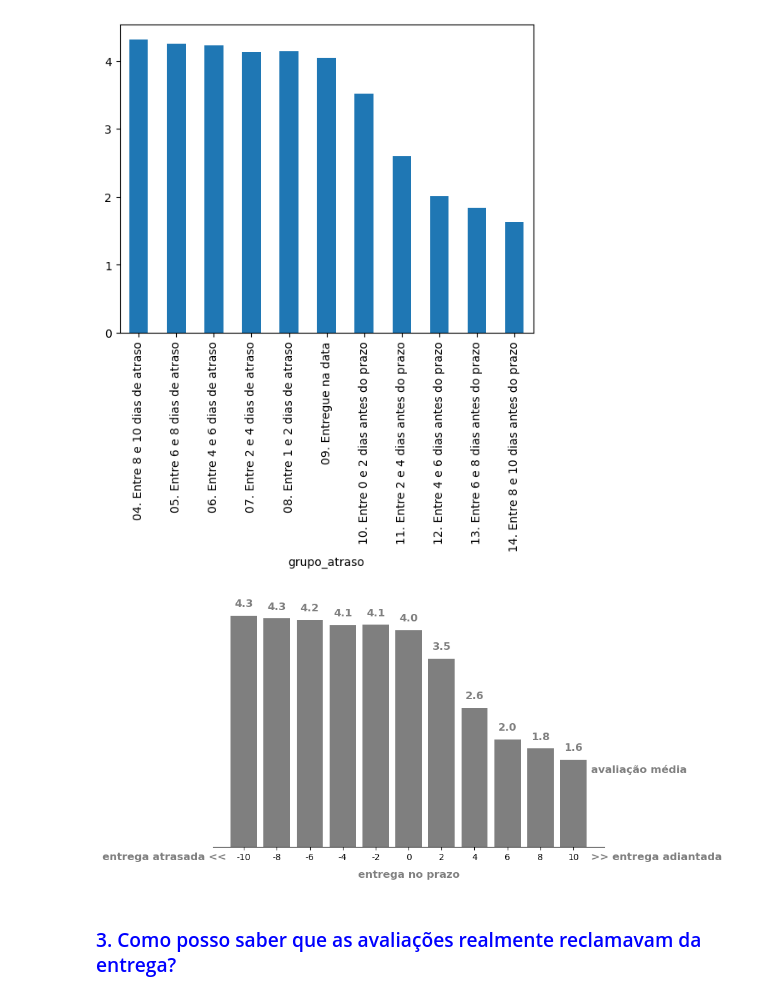
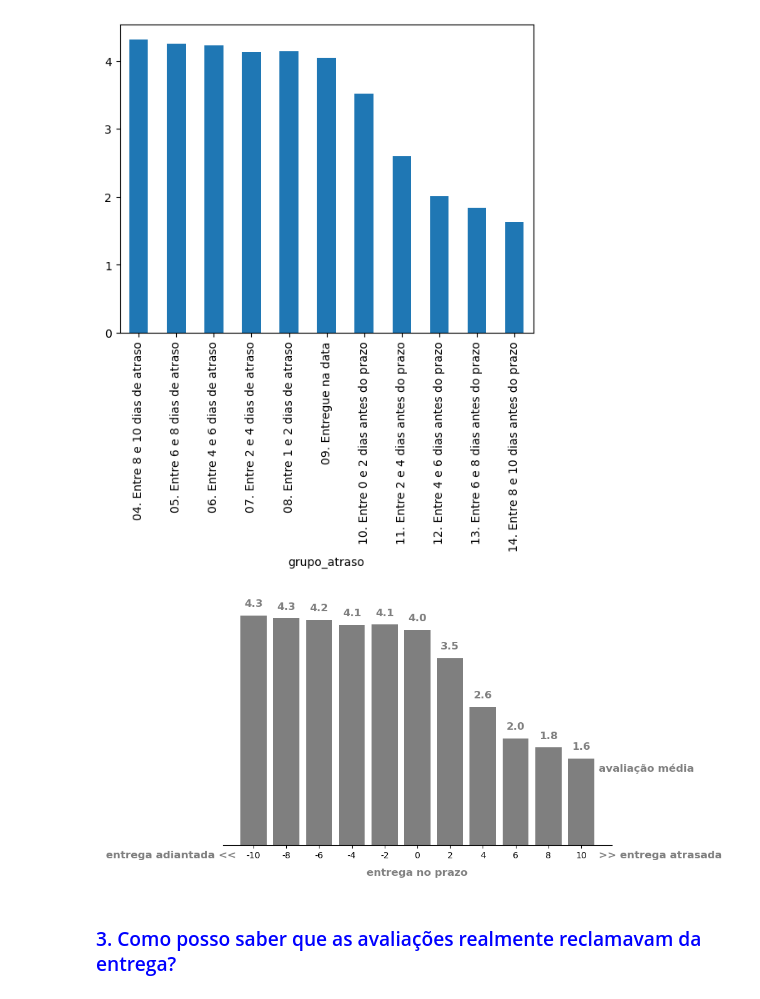
Before and after one commit to PauloViniciusR/SQL, a Jupyter notebook: Storytelling_sql/notebook/avaliacao.ipynb, the cells around one changed output. Saved outputs shown, nothing was run; the diff lists cells and outputs as text; code cells hidden in the pictures.

```diff
--- a/Storytelling_sql/notebook/avaliacao.ipynb
+++ b/Storytelling_sql/notebook/avaliacao.ipynb
@@ -523,35 +523,35 @@ import numpy as np
 # %%
 # Melhorando a visualização
 fig, ax = plt.subplots(figsize=(8,5))
 
 x = np.arange(0,len(valores_grafico))
 
 ax.bar(x,valores_grafico.values,color='tab:gray')
 
 for i in range(0,len(valores_grafico)):
     ax.annotate(round(valores_grafico.values[i],1),(x[i],valores_grafico.values[i]),ha="center",xytext=(0,10),
                textcoords="offset points",c='tab:gray',fontsize=12,fontweight='bold')
 
 ax.set_xticks(x)
 ax.set_xticklabels([-10,-8,-6,-4,-2,0,2,4,6,8,10])
 ax.yaxis.set_visible(False)
 
 ax.spines['top'].set_visible(False)
 ax.spines['left'].set_visible(False)
 ax.spines['right'].set_visible(False)
 
 ax.annotate('avaliação média',(x[-1],valores_grafico.values[-1]),ha="left",xytext=(20,-15),
                textcoords="offset points",c='tab:gray',fontsize=12,fontweight='bold')
-ax.annotate('entrega atrasada <<',(x[0],0),ha="right",xytext=(-20,-15),
+ax.annotate(' entrega adiantada <<',(x[0],0),ha="right",xytext=(-20,-15),
                textcoords="offset points",c='tab:gray',fontsize=12,fontweight='bold')
-ax.annotate('>> entrega adiantada',(x[-1],0),ha="left",xytext=(+20,-15),
+ax.annotate('>> entrega atrasada',(x[-1],0),ha="left",xytext=(+20,-15),
                textcoords="offset points",c='tab:gray',fontsize=12,fontweight='bold')
 ax.annotate('entrega no prazo',(x[5],0),ha="center",xytext=(0,-35),
                textcoords="offset points",c='tab:gray',fontsize=12,fontweight='bold')
 
 plt.show()
 # %% [output]
-[figure, old version]
+[figure, new version]
 # %% [markdown]
 ### <font color='blue'> 3. Como posso saber que as avaliações realmente reclamavam da entrega? </font>
 # %%
```
